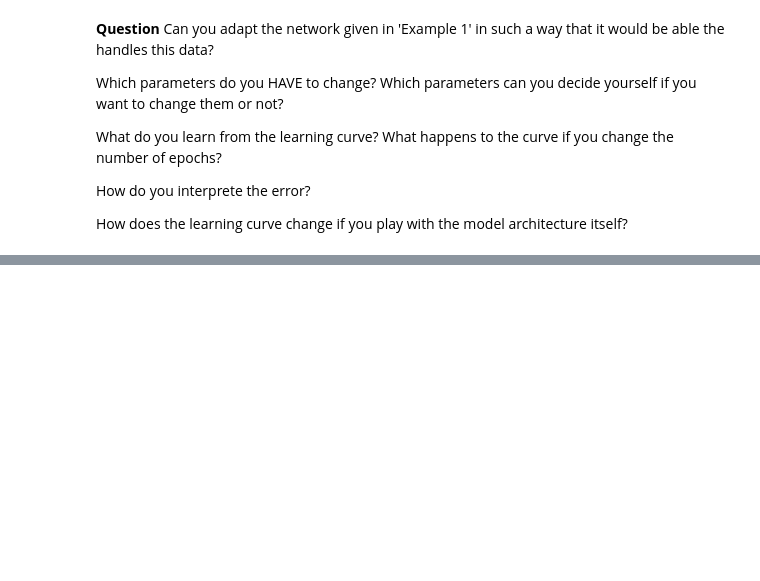
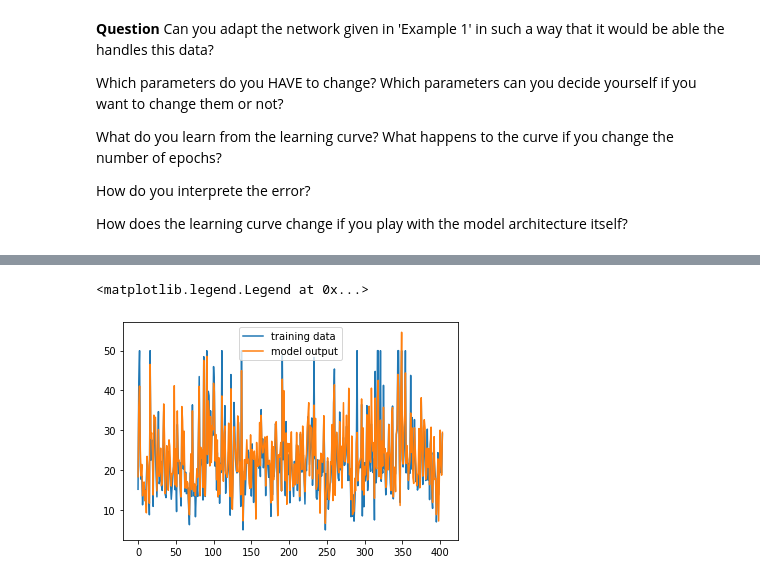
Before and after one commit to lvaneykeren/dllearning, a Jupyter notebook: 20210608_Intro_to_DL_First_Neural_Network.ipynb, the cells around one changed output, grey strips where cells are left out. Cells and saved outputs as stored; diff of their text form; code cells hidden in the pictures; blank space fills up the shorter version.

```diff
--- a/20210608_Intro_to_DL_First_Neural_Network.ipynb
+++ b/20210608_Intro_to_DL_First_Neural_Network.ipynb
@@ -187,0 +220,8 @@ How does the learning curve change if you play with the model architecture itsel
+# %%
+y_eval = model.predict(x_train)
+pyplot.plot(y_train, label='training data')
+pyplot.plot(y_eval, label='model output')
+pyplot.legend()
+# %% [output]
+<matplotlib.legend.Legend at 0x...>
+[figure, added]
```
Also changed, not shown: parts of 7 cells of this notebook.
